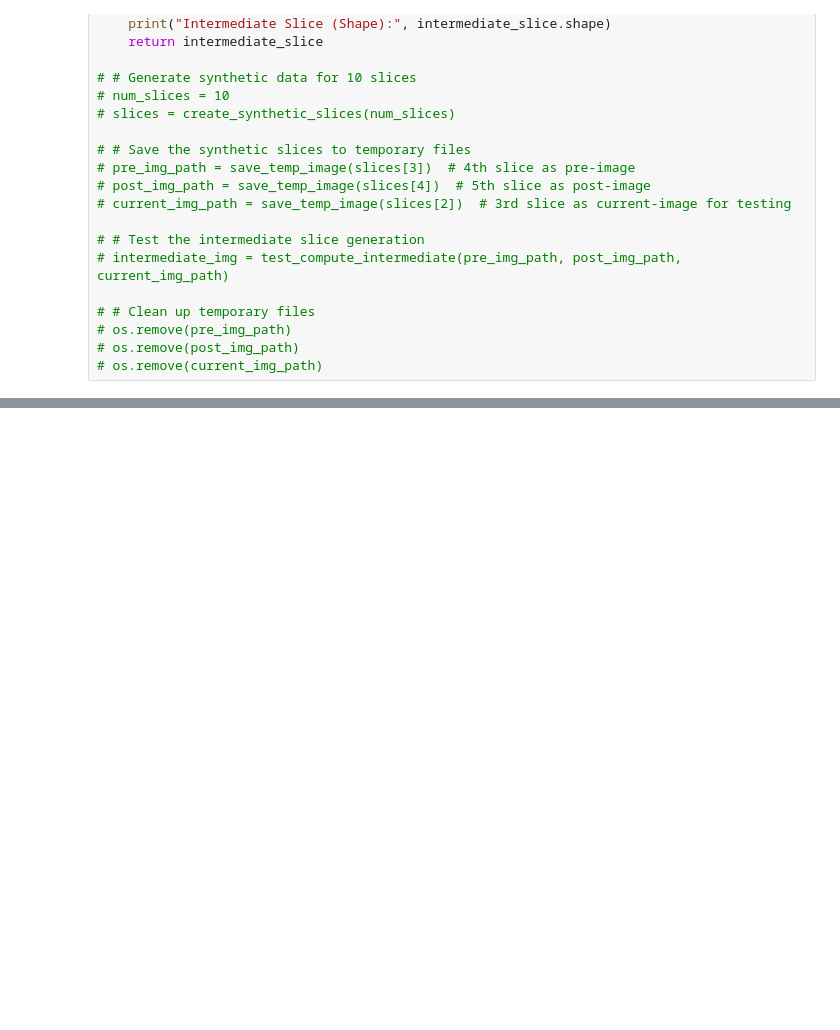
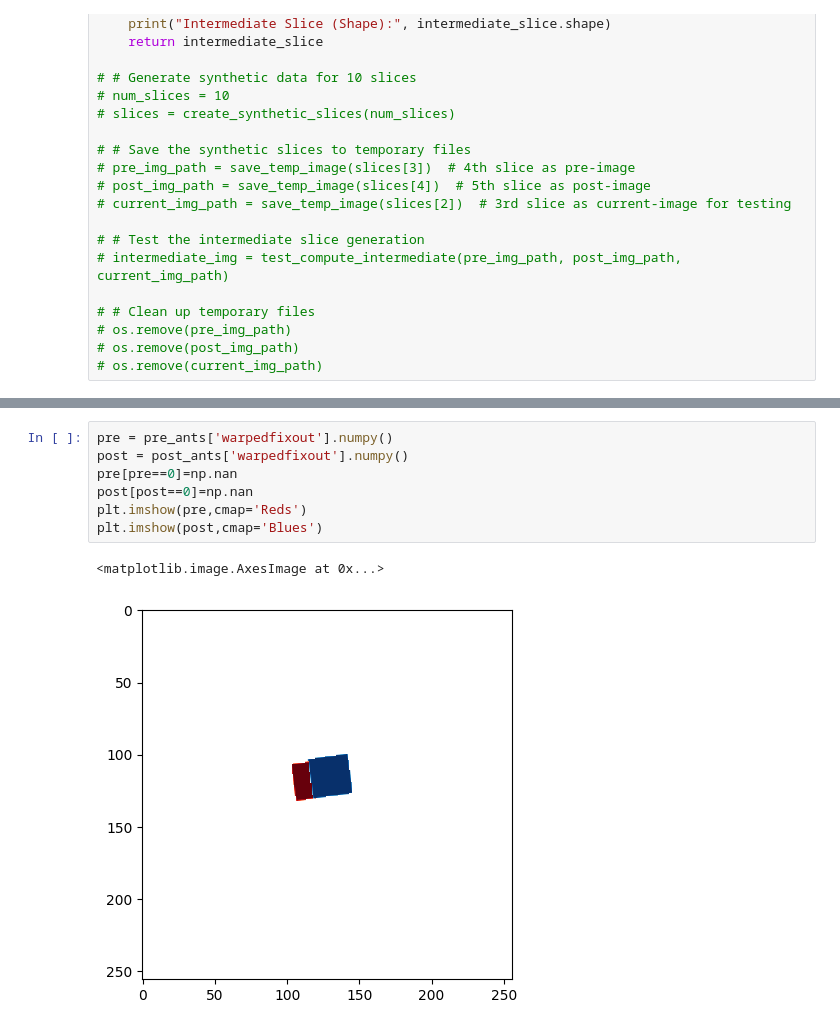
Before and after one commit to neuralabc/microscopy_scripts, a Jupyter notebook: scripts/2023_11_reg_testing.ipynb, the cells around one changed output, grey strips where cells are left out. Cells and saved outputs as stored; diff of their text form; blank space fills up the shorter version.

```diff
--- a/scripts/2023_11_reg_testing.ipynb
+++ b/scripts/2023_11_reg_testing.ipynb
@@ -391 +371,11 @@ array([[ 0.        ,  0.        ,  0.        , ...,  0.        ,
+# %%
+pre = pre_ants['warpedfixout'].numpy()
+post = post_ants['warpedfixout'].numpy()
+pre[pre==0]=np.nan
+post[post==0]=np.nan
+plt.imshow(pre,cmap='Reds')
+plt.imshow(post,cmap='Blues')
+# %% [output]
+<matplotlib.image.AxesImage at 0x...>
+[figure, added]
 # %%
```
Also changed, not shown: parts of 11 cells of this notebook.
